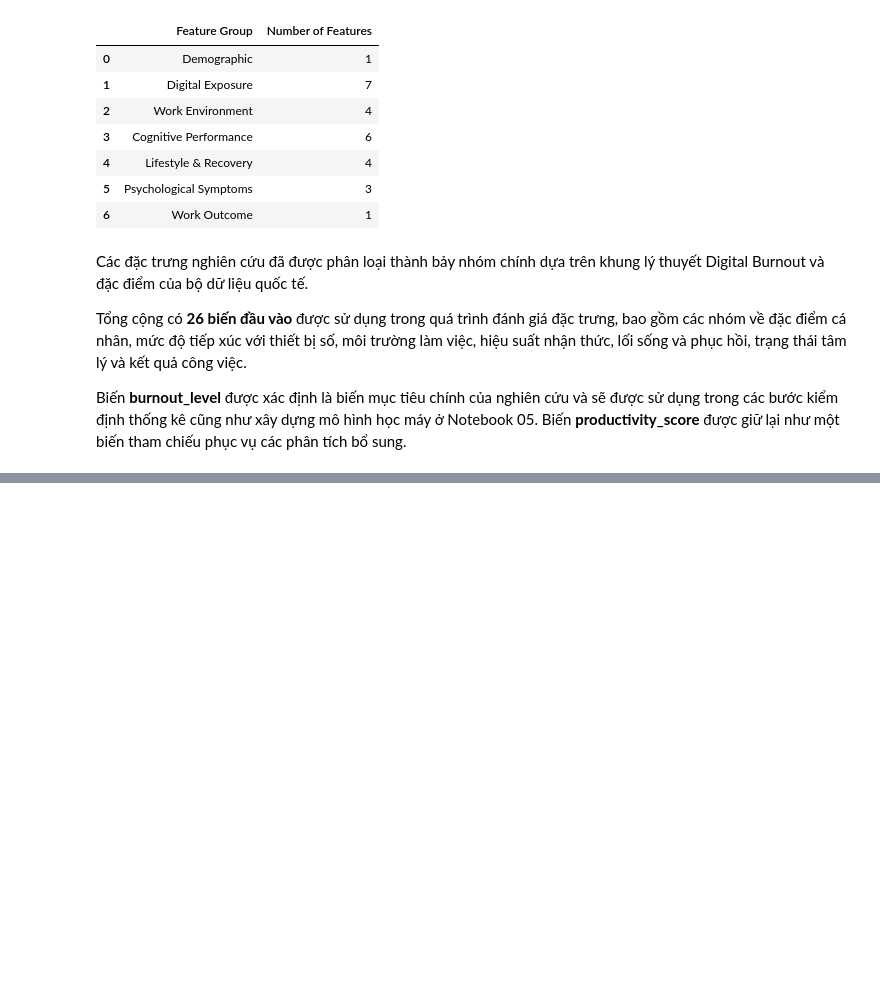
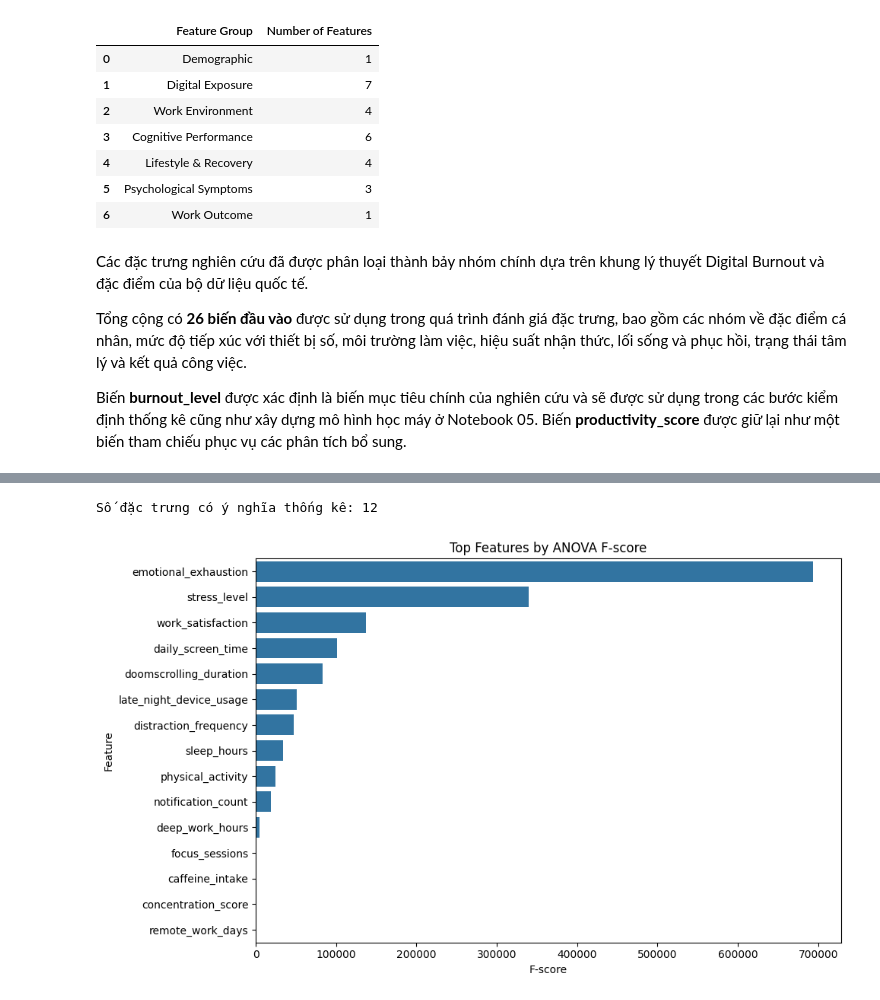
Before and after one commit to NguynnThah/DA016, a Jupyter notebook: notebooks/international_dataset/04_feature_validation.ipynb, the cells around one changed output, grey strips where cells are left out. Drawn from its saved outputs; the diff is of its cells as text; code cells hidden in the pictures; blank space fills up the shorter version.

```diff
--- a/notebooks/international_dataset/04_feature_validation.ipynb
+++ b/notebooks/international_dataset/04_feature_validation.ipynb
@@ -447,0 +493,30 @@ Việc sử dụng nhiều phương pháp đánh giá giúp xem xét đặc trư
+# %%
+# Thống kê số lượng đặc trưng có ý nghĩa thống kê
+
+print(
+    f"Số đặc trưng có ý nghĩa thống kê: "
+    f"{anova_results['significant'].sum()}"
+)
+# %% [output]
+Số đặc trưng có ý nghĩa thống kê: 12
+# %%
+# Trực quan hóa 15 đặc trưng có F-score cao nhất
+
+plt.figure(figsize=(10,6))
+
+sns.barplot(
+
+    data=anova_results.head(15),
+    x="f_score",
+    y="feature"
+
+)
+
+plt.title("Top Features by ANOVA F-score")
+plt.xlabel("F-score")
+plt.ylabel("Feature")
+plt.tight_layout()
+
+plt.show()
+# %% [output]
+[figure, added]
```
Also changed, not shown: parts of 24 cells of this notebook.
